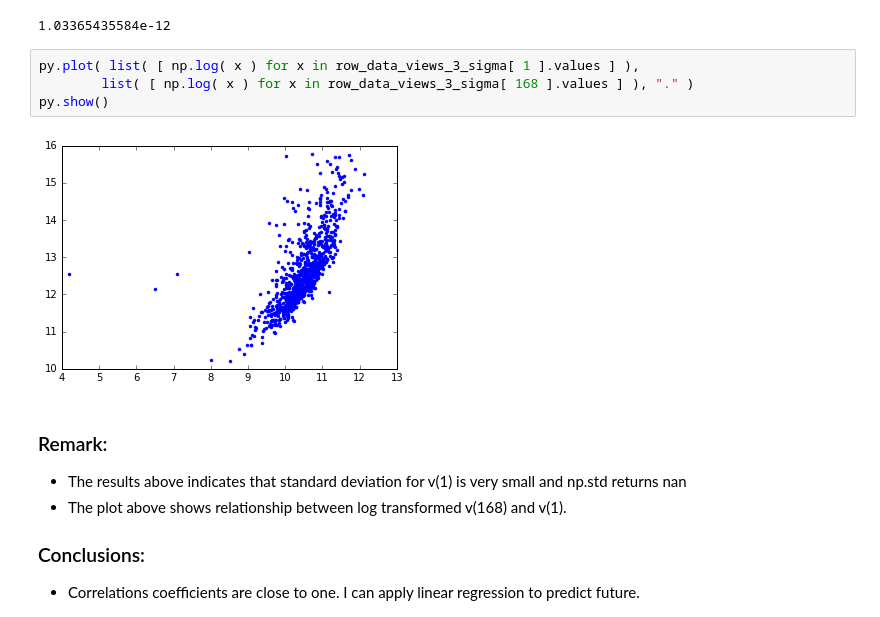
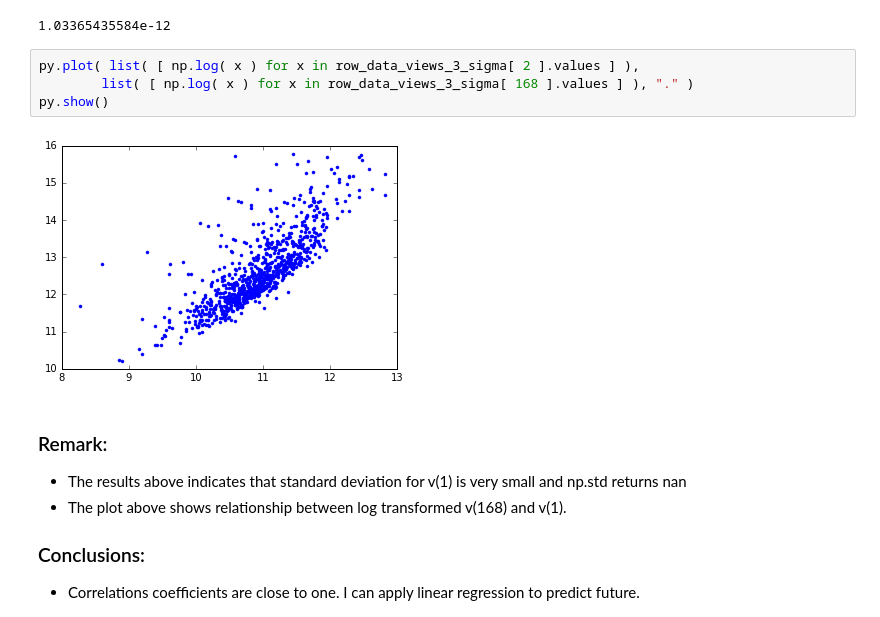
Before and after one commit to Pawel2357/Predict-virality-data-science-, a Jupyter notebook: Predict_virality_exercise.ipynb, the cells around one changed output. Cells and saved outputs as stored; diff of their text form.

```diff
--- a/Predict_virality_exercise.ipynb
+++ b/Predict_virality_exercise.ipynb
@@ -374,11 +374,11 @@ print np.mean( list( [  ( x - np.mean( row_data_views_3_sigma[ 1 ].values ) )
 # %% [output]
 1.03365435584e-12
 # %%
-py.plot( list( [ np.log( x ) for x in row_data_views_3_sigma[ 1 ].values ] ),
+py.plot( list( [ np.log( x ) for x in row_data_views_3_sigma[ 2 ].values ] ),
         list( [ np.log( x ) for x in row_data_views_3_sigma[ 168 ].values ] ), "." )
 py.show()
 # %% [output]
-[figure, old version]
+[figure, new version]
 # %% [markdown]
 ### Remark:
 
```
Also changed, not shown: parts of 1 cell of this notebook.
